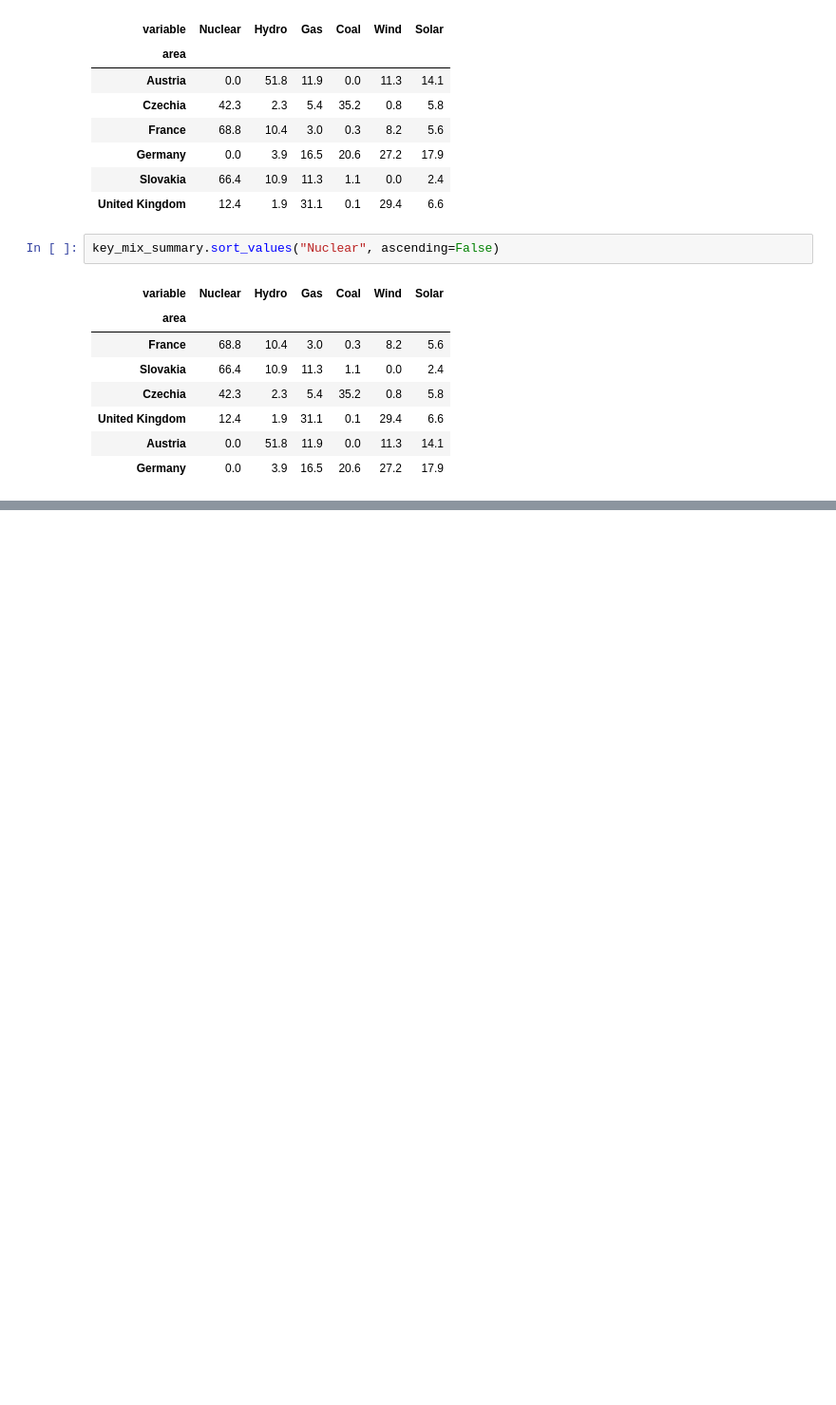
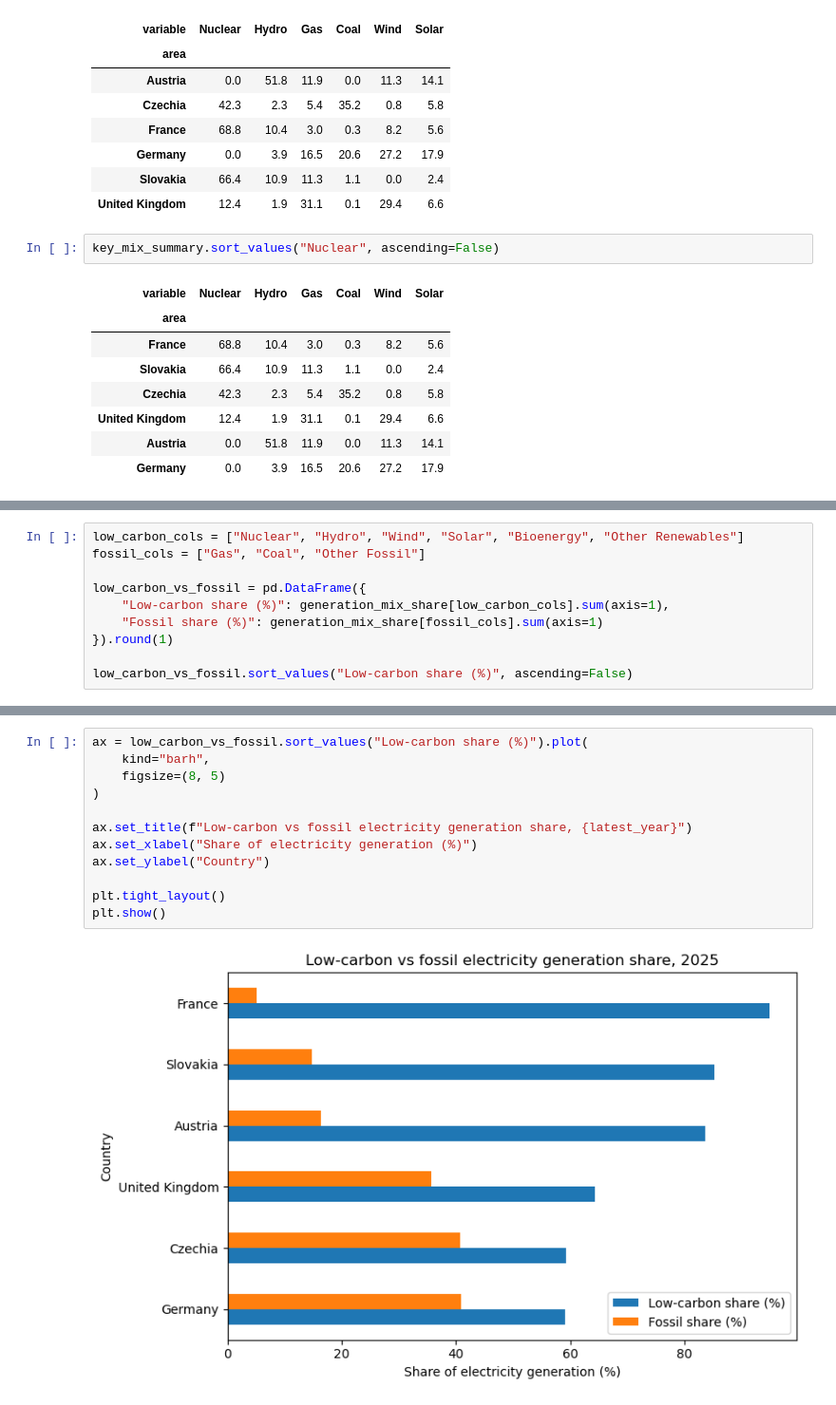
Before and after one commit to goodchoyce/nuclear-prices-carbon-europe, a Jupyter notebook: notebooks/01_dataset_review.ipynb, the cells around one changed output, grey strips where cells are left out. Shown at 95% size. Drawn from its saved outputs; the diff is of its cells as text; blank space fills up the shorter version.

```diff
--- a/notebooks/01_dataset_review.ipynb
+++ b/notebooks/01_dataset_review.ipynb
@@ -301,0 +323,10 @@ key_mix_summary.sort_values("Nuclear", ascending=False)
+# %%
+low_carbon_cols = ["Nuclear", "Hydro", "Wind", "Solar", "Bioenergy", "Other Renewables"]
+fossil_cols = ["Gas", "Coal", "Other Fossil"]
+
+low_carbon_vs_fossil = pd.DataFrame({
+    "Low-carbon share (%)": generation_mix_share[low_carbon_cols].sum(axis=1),
+    "Fossil share (%)": generation_mix_share[fossil_cols].sum(axis=1)
+}).round(1)
+
+low_carbon_vs_fossil.sort_values("Low-carbon share (%)", ascending=False)
@@ -301,0 +342,14 @@ key_mix_summary.sort_values("Nuclear", ascending=False)
+# %%
+ax = low_carbon_vs_fossil.sort_values("Low-carbon share (%)").plot(
+    kind="barh",
+    figsize=(8, 5)
+)
+
+ax.set_title(f"Low-carbon vs fossil electricity generation share, {latest_year}")
+ax.set_xlabel("Share of electricity generation (%)")
+ax.set_ylabel("Country")
+
+plt.tight_layout()
+plt.show()
+# %% [output]
+[figure, added]
```
Also changed, not shown: parts of 3 cells of this notebook.
